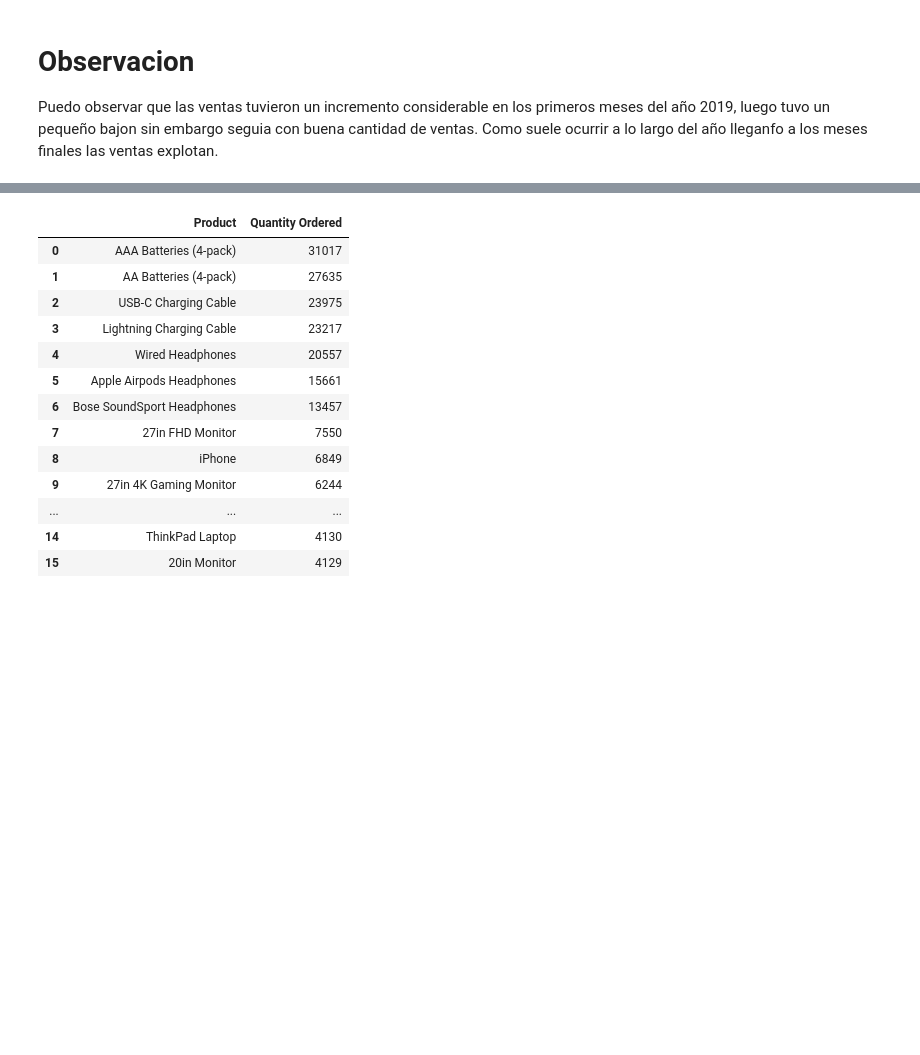
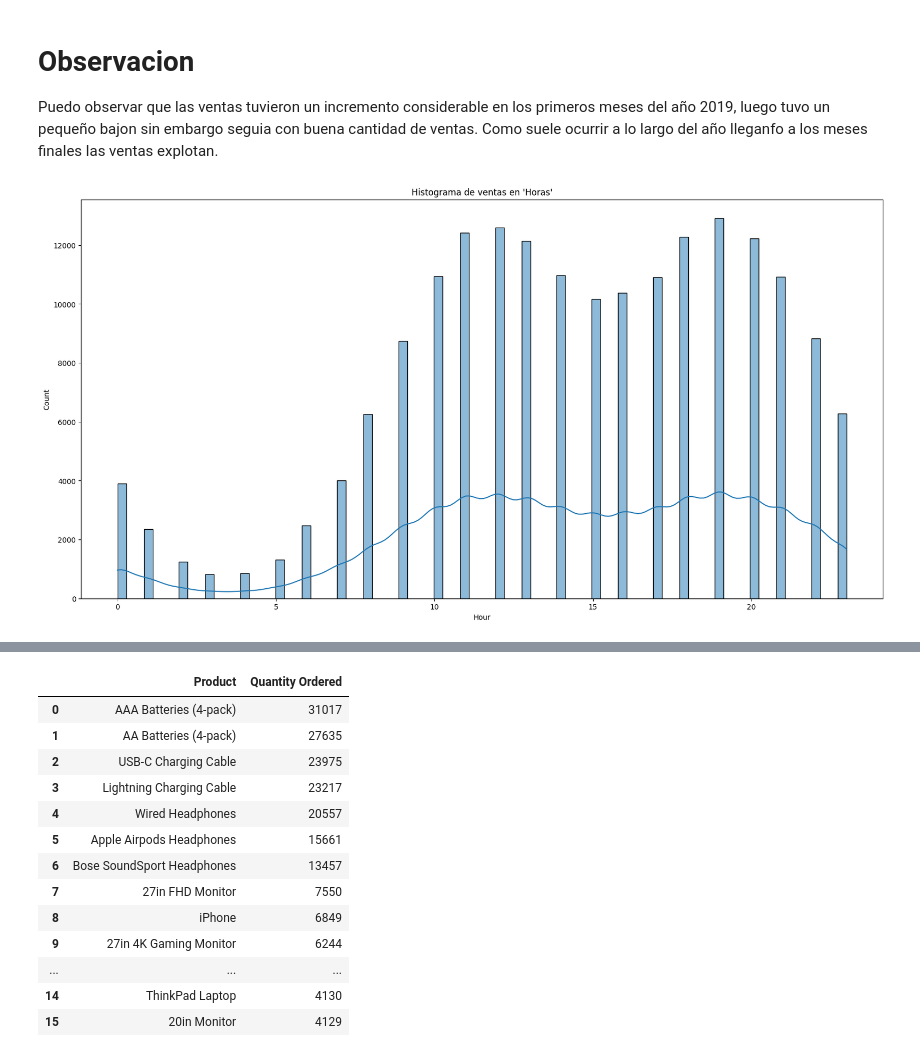
Before and after one commit to AlejoRam05/Bootcamp_Final_Project, a Jupyter notebook: salesData.ipynb, the cells around one changed output, grey strips where cells are left out. Saved outputs shown, nothing was run; the diff lists cells and outputs as text; code cells hidden in the pictures; blank space fills up the shorter version.

```diff
--- a/salesData.ipynb
+++ b/salesData.ipynb
@@ -96,3 +119,10 @@ plt.show()
 # Observacion
 
 Puedo observar que las ventas tuvieron un incremento considerable en los primeros meses del año 2019, luego tuvo un pequeño bajon sin embargo seguia con buena cantidad de ventas. Como suele ocurrir a lo largo del año lleganfo a los meses finales las ventas explotan.
+# %%
+plt.figure(figsize=(20,10))
+plt.title("Histograma de ventas en 'Horas'")
+sns.histplot(data=sales_data,x="Hour", kde=True)
+plt.show()
+# %% [output]
+[figure, added]
```
Also changed, not shown: parts of 5 cells of this notebook.
